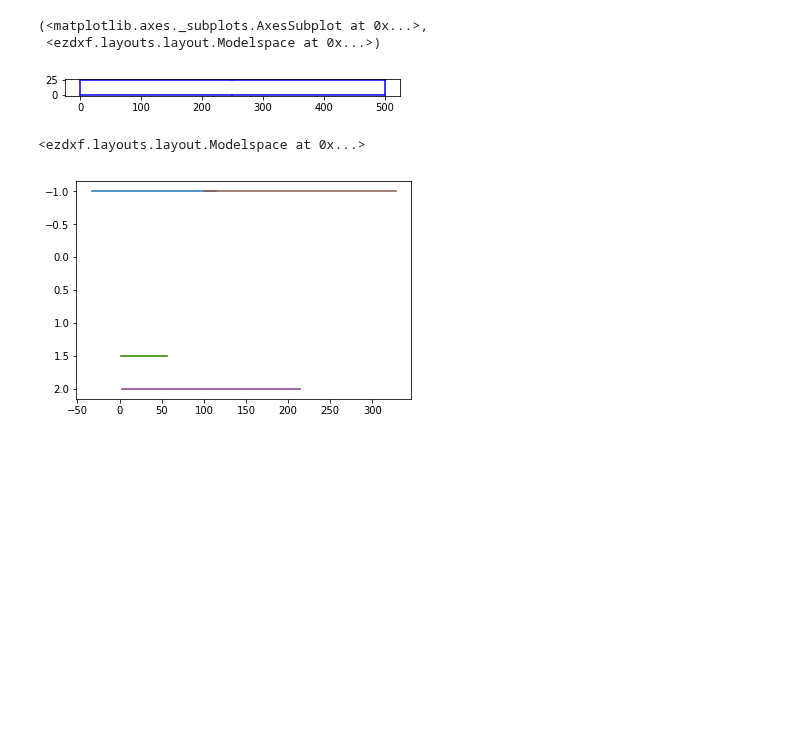
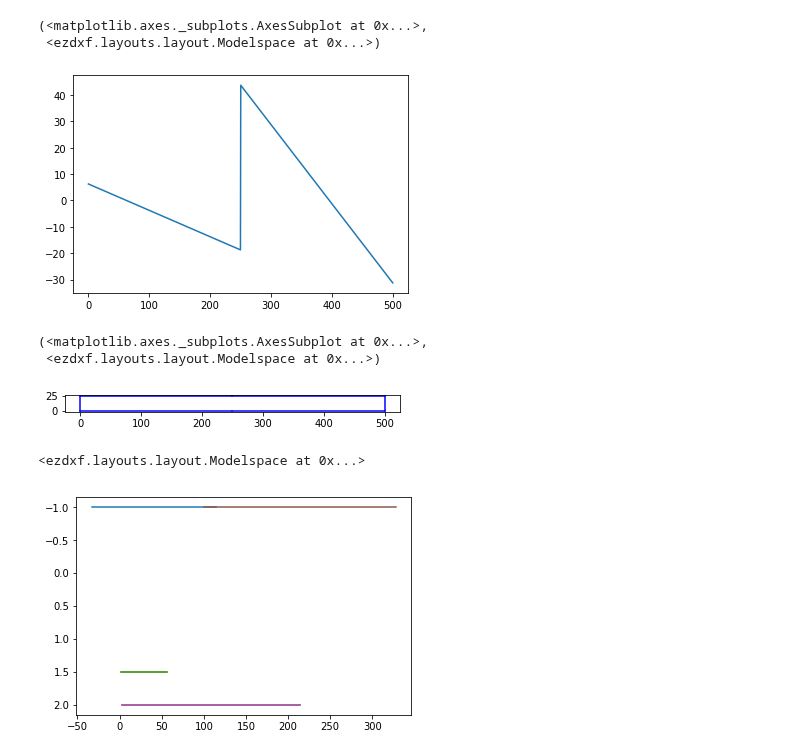
Before and after one commit to luisggc/FConcrete, a Jupyter notebook: examples/Draw.ipynb, the cells around one changed output. Drawn from its saved outputs; the diff is of its cells as text; code cells hidden in the pictures; blank space fills up the shorter version.

```diff
--- a/examples/Draw.ipynb
+++ b/examples/Draw.ipynb
@@ -25,6 +18,12 @@ beam_element_1 = fc.BeamElement([n1, n2], section, material)
 beam_element_2 = fc.BeamElement([n2, n3], section, material)
 
 beam = fc.Beam(loads=[f1, f2], beam_elements=[beam_element_1, beam_element_2])
+# %%
+beam.plotShearDiagram()
+# %% [output]
+(<matplotlib.axes._subplots.AxesSubplot at 0x...>,
+ <ezdxf.layouts.layout.Modelspace at 0x...>)
+[figure, added]
 # %%
 beam.plot()
 # %% [output]
```
Also changed, not shown: parts of 2 cells of this notebook, 5 other files.
